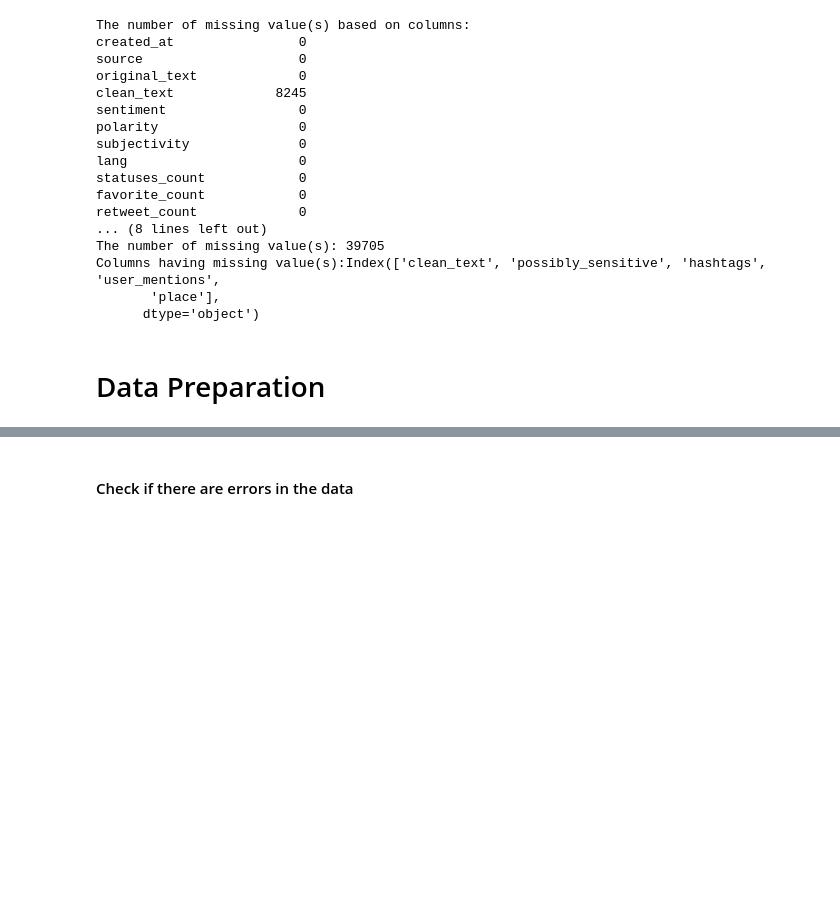
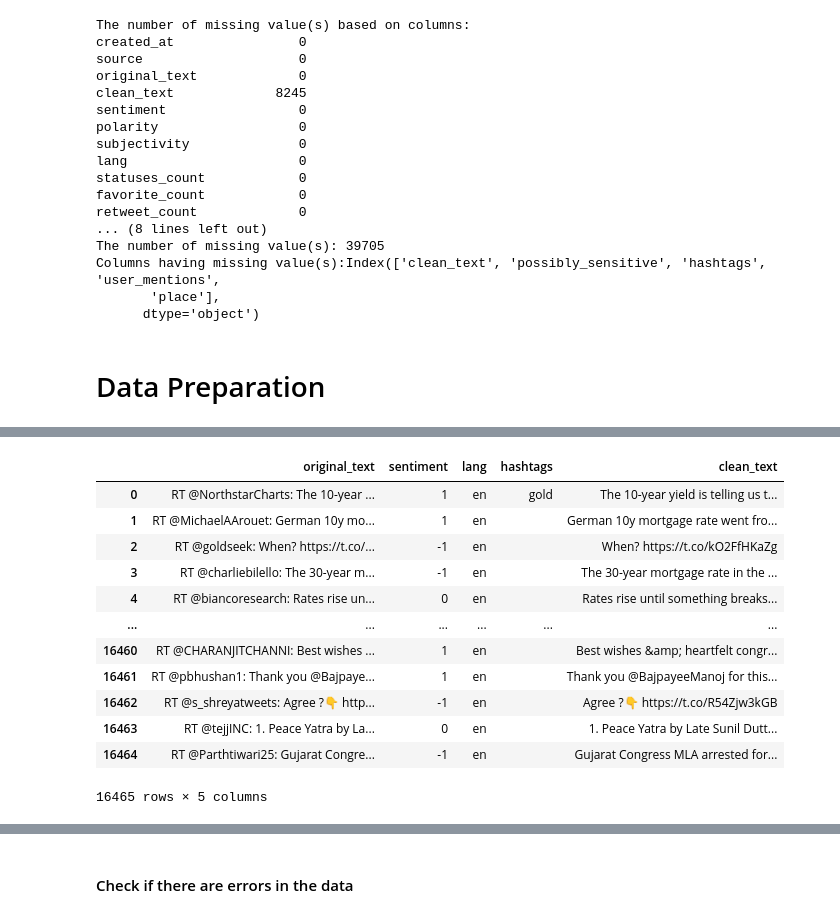
Before and after one commit to Abel-Blue/Twitter-Data-Analysis, a Jupyter notebook: Notebooks/EDA-Twitter.ipynb, the cells around one changed output, grey strips where cells are left out. Drawn from its saved outputs; the diff is of its cells as text; code cells hidden in the pictures; blank space fills up the shorter version.

```diff
--- a/Notebooks/EDA-Twitter.ipynb
+++ b/Notebooks/EDA-Twitter.ipynb
@@ -119,0 +130,17 @@ NameError: name 'Clean_Tweets' is not defined
+# %%
+tweets_df = tweets_df.fillna("")
+tweets_df
+# %% [output]
+|  | original_text | sentiment | lang | hashtags | clean_text |
+| 0 | RT @NorthstarCharts: The 10-year ... | 1 | en | gold | The 10-year yield is telling us t... |
+| 1 | RT @MichaelAArouet: German 10y mo... | 1 | en |  | German 10y mortgage rate went fro... |
+| 2 | RT @goldseek: When? https://t.co/... | -1 | en |  | When? https://t.co/kO2FfHKaZg |
+| 3 | RT @charliebilello: The 30-year m... | -1 | en |  | The 30-year mortgage rate in the ... |
+| 4 | RT @biancoresearch: Rates rise un... | 0 | en |  | Rates rise until something breaks... |
+| ... | ... | ... | ... | ... | ... |
+| 16460 | RT @CHARANJITCHANNI: Best wishes ... | 1 | en |  | Best wishes &amp; heartfelt congr... |
+| 16461 | RT @pbhushan1: Thank you @Bajpaye... | 1 | en |  | Thank you @BajpayeeManoj for this... |
+| 16462 | RT @s_shreyatweets: Agree ?👇 http... | -1 | en |  | Agree ?👇 https://t.co/R54Zjw3kGB |
+| 16463 | RT @tejjINC: 1. Peace Yatra by La... | 0 | en |  | 1. Peace Yatra by Late Sunil Dutt... |
+| 16464 | RT @Parthtiwari25: Gujarat Congre... | -1 | en |  | Gujarat Congress MLA arrested for... |
+16465 rows × 5 columns
```
Also changed, not shown: parts of 8 cells of this notebook, 1 other file.
